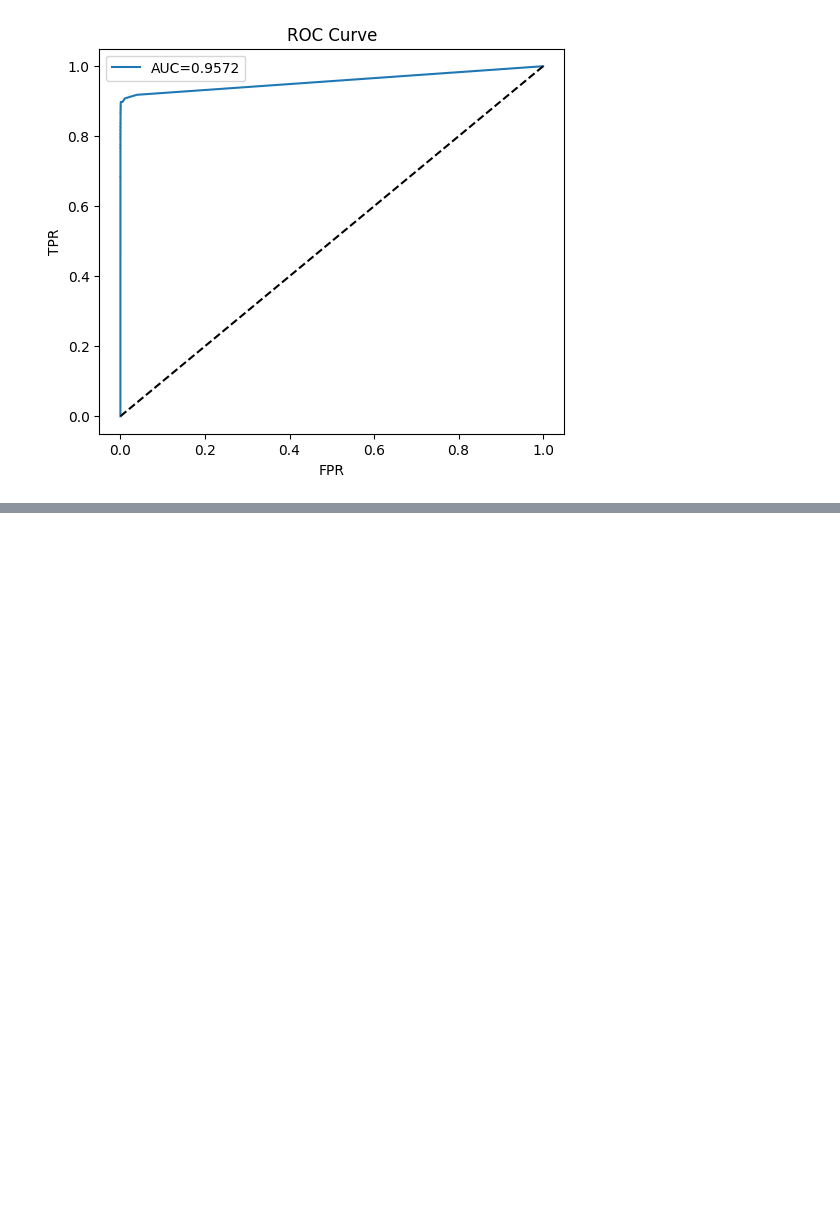
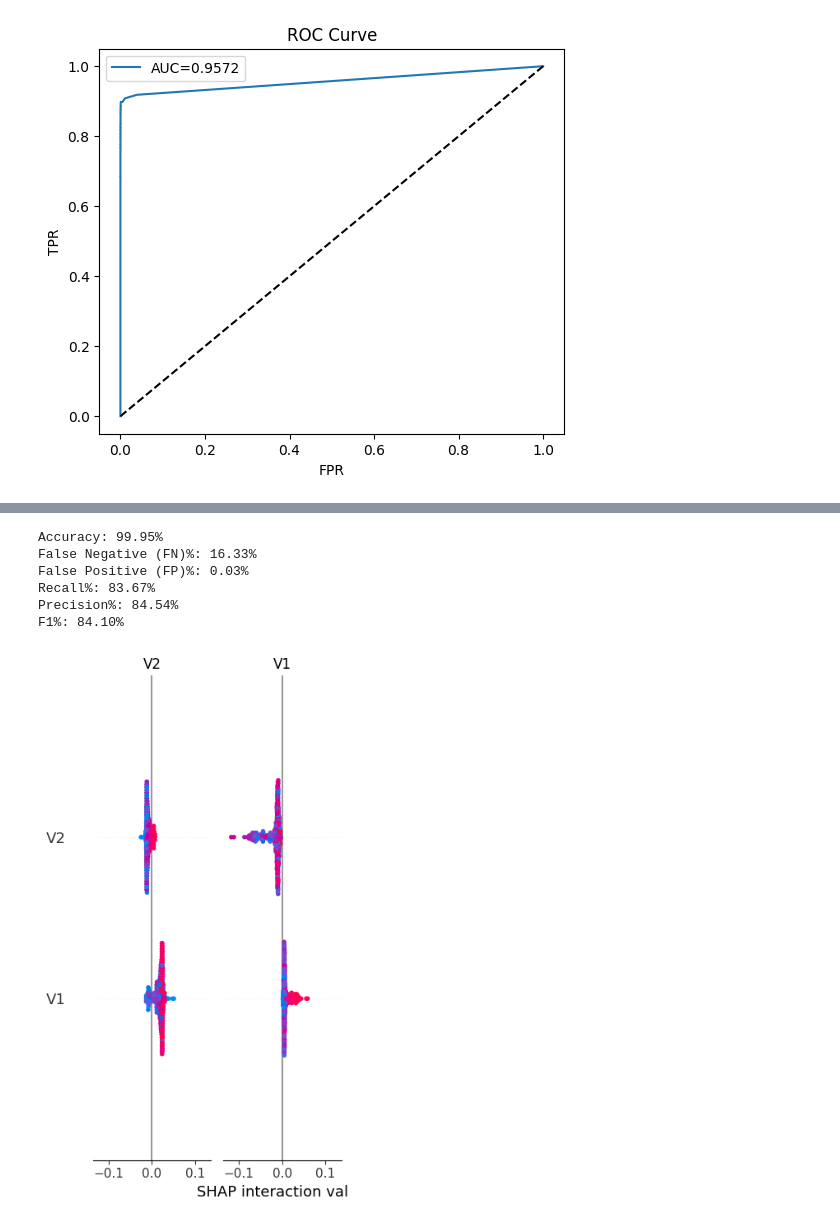
Before and after one commit to Shashwat-Ovhal/credit-card-fraud-detection-behavioral-augmentation, a Jupyter notebook: Notebook/Credit_Card_Fraud__Detection.ipynb, the cells around one changed output, grey strips where cells are left out. Drawn from its saved outputs; the diff is of its cells as text; code cells hidden in the pictures; blank space fills up the shorter version.

Commit message:
Final Evaluation + SHAP Block

```diff
--- a/Notebook/Credit_Card_Fraud__Detection.ipynb
+++ b/Notebook/Credit_Card_Fraud__Detection.ipynb
@@ -223,0 +286,58 @@ ROC AUC: 0.9572128953579181
+# %%
+# ------------------- Final Evaluation + SHAP Block -------------------
+import numpy as np
+import shap
+from sklearn.metrics import confusion_matrix, f1_score, accuracy_score
+import warnings
+warnings.filterwarnings("ignore")
+
+# --------- 1. Prediction on full test set ---------
+best_threshold = 0.2  # adjust threshold to reduce FN
+y_proba = clf.predict_proba(X_test)[:,1]
+y_pred_final = (y_proba >= best_threshold).astype(int)
+
+# --------- 2. Confusion Matrix & Metrics ---------
+tn, fp, fn, tp = confusion_matrix(y_test, y_pred_final).ravel()
+
+accuracy = (tp+tn)/(tp+tn+fp+fn) * 100
+fn_percent = (fn / (tp+fn)) * 100
+fp_percent = (fp / (tn+fp)) * 100
+recall = (tp / (tp+fn)) * 100
+precision = (tp / (tp+fp)) * 100 if (tp+fp) > 0 else 0
+f1_percent = f1_score(y_test, y_pred_final) * 100
+
+print(f"Accuracy: {accuracy:.2f}%")
+print(f"False Negative (FN)%: {fn_percent:.2f}%")
+print(f"False Positive (FP)%: {fp_percent:.2f}%")
+print(f"Recall%: {recall:.2f}%")
+print(f"Precision%: {precision:.2f}%")
+print(f"F1%: {f1_percent:.2f}%")
+
+# --------- 3. SHAP Summary Plot (sampled) ---------
+SAMPLE_SIZE = 500  # reduce for speed
+TARGET_CLASS_INDEX = 1  # fraud class
+
+X_shap = X_test.sample(n=min(SAMPLE_SIZE, len(X_test)), random_state=42)
+X_shap = X_shap[X.columns]  # ensure same feature order
+
+explainer = shap.TreeExplainer(clf)
+shap_values_raw = explainer.shap_values(X_shap)
+
+# Robust extraction of SHAP array for target class
+def get_shap_array(raw, n_samples, n_features, target_class_idx=TARGET_CLASS_INDEX):
+    if isinstance(raw, list):
+        return np.array(raw[target_class_idx])
+    return np.array(raw)
+
+sv = get_shap_array(shap_values_raw, X_shap.shape[0], X_shap.shape[1], TARGET_CLASS_INDEX)
+
+# Plot SHAP summary
+shap.summary_plot(sv, X_shap)
+# %% [output]
+Accuracy: 99.95%
+False Negative (FN)%: 16.33%
+False Positive (FP)%: 0.03%
+Recall%: 83.67%
+Precision%: 84.54%
+F1%: 84.10%
+[figure, added]
```
Also changed, not shown: parts of 2 cells of this notebook, 2 other files.
